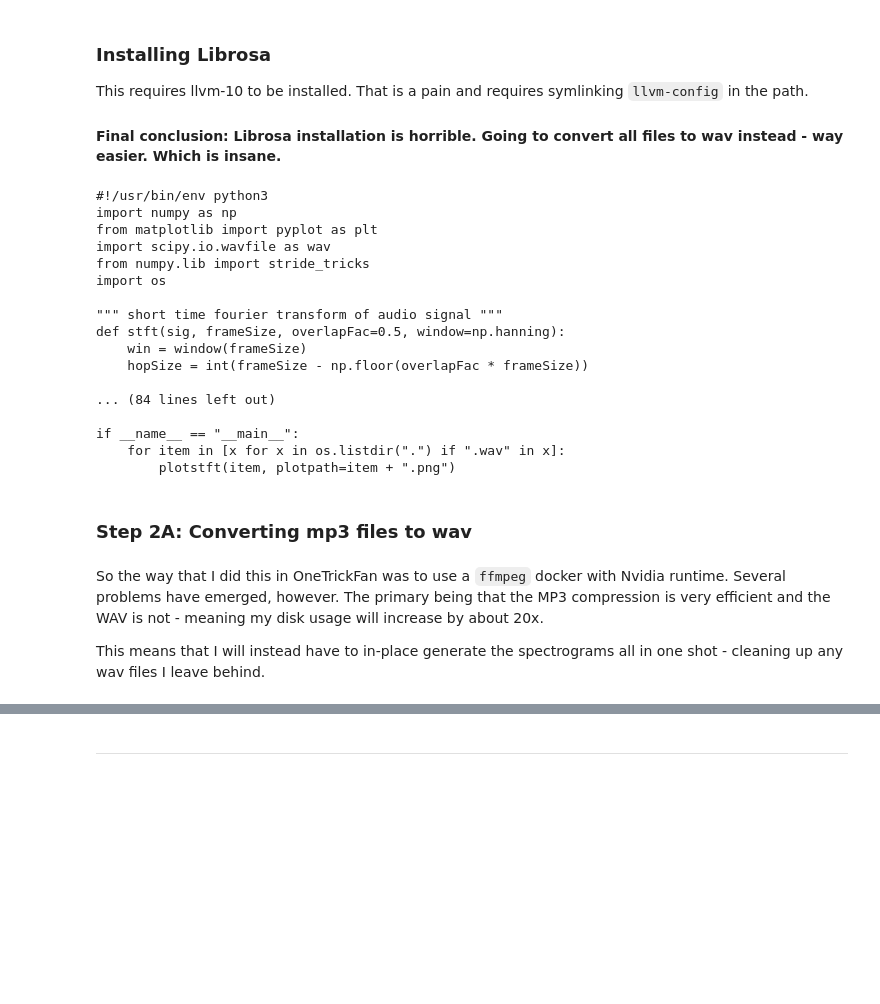
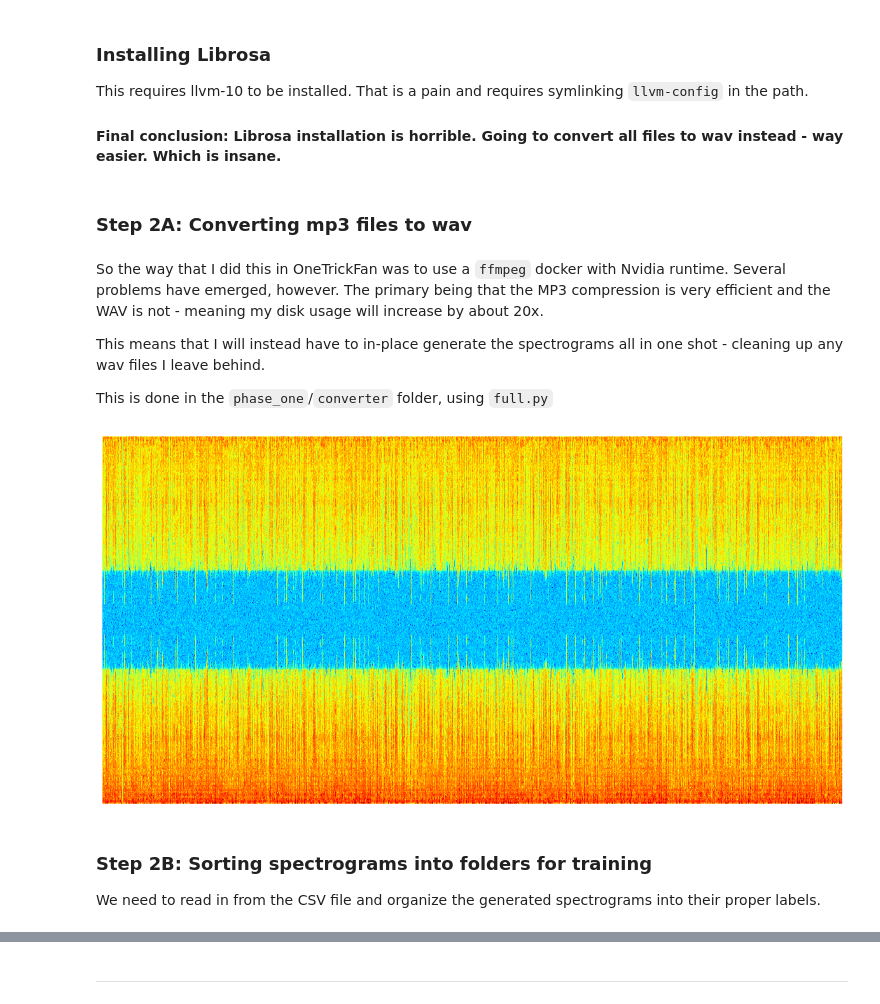
Before and after one commit to amunchet/cormorant, a Jupyter notebook: Cormorant.ipynb, the cells around one changed output, grey strips where cells are left out. Saved outputs shown, nothing was run; the diff lists cells and outputs as text; code cells hidden in the pictures; blank space fills up the shorter version.

Commit message:
feat: continued notebook work and organizer start

```diff
--- a/Cormorant.ipynb
+++ b/Cormorant.ipynb
@@ -226,29 +226,20 @@ cython is already the newest version (0.26.1-0.4).
 This requires llvm-10 to be installed.  That is a pain and requires symlinking `llvm-config` in the path.
 
 #### Final conclusion: Librosa installation is horrible.  Going to convert all files to wav instead - way easier.  Which is insane.
-# %%
-cat */spectrogram.py
-# %% [output]
-#!/usr/bin/env python3
-import numpy as np
-from matplotlib import pyplot as plt
-import scipy.io.wavfile as wav
-from numpy.lib import stride_tricks
-import os
-
-""" short time fourier transform of audio signal """
-def stft(sig, frameSize, overlapFac=0.5, window=np.hanning):
-    win = window(frameSize)
-    hopSize = int(frameSize - np.floor(overlapFac * frameSize))
-
-... (84 lines left out)
-
-if __name__ == "__main__":
-    for item in [x for x in os.listdir(".") if ".wav" in x]:
-        plotstft(item, plotpath=item + ".png")
 # %% [markdown]
 ### Step 2A: Converting mp3 files to wav
 # %% [markdown]
 So the way that I did this in OneTrickFan was to use a `ffmpeg` docker with Nvidia runtime.  Several problems have emerged, however.  The primary being that the MP3 compression is very efficient and the WAV is not - meaning my disk usage will increase by about 20x.
 
 This means that I will instead have to in-place generate the spectrograms all in one shot - cleaning up any wav files I leave behind.
+
+This is done in the `phase_one`/`converter` folder, using `full.py`
+# %%
+from IPython.display import Image
+Image(filename='/mnt/sdf/fma_large/000/000002.mp3.png')
+# %% [output]
+[figure, added]
+# %% [markdown]
+### Step 2B: Sorting spectrograms into folders for training
+
+We need to read in from the CSV file and organize the generated spectrograms into their proper labels.
```
Also changed, not shown: parts of 9 cells of this notebook, 2 other files.
